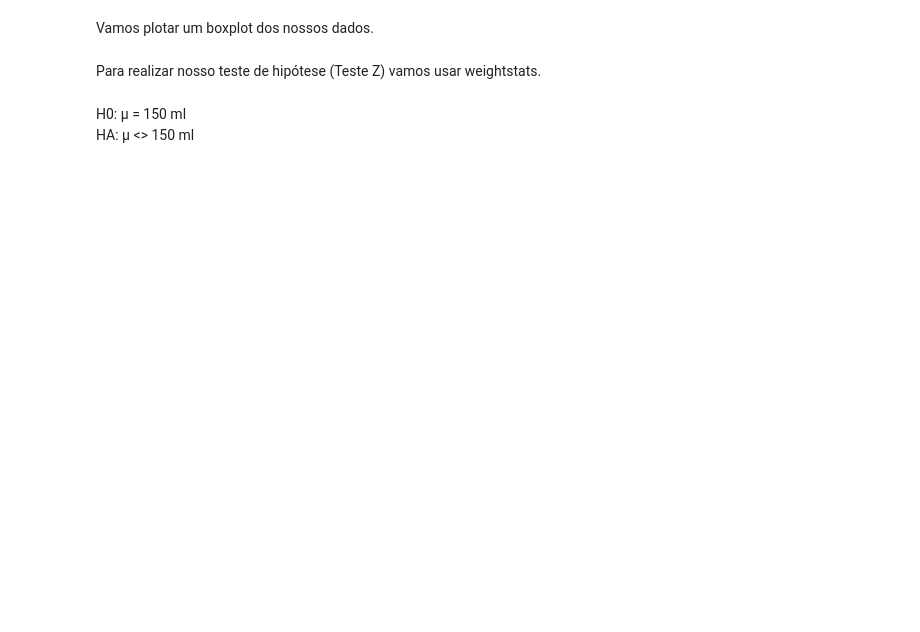
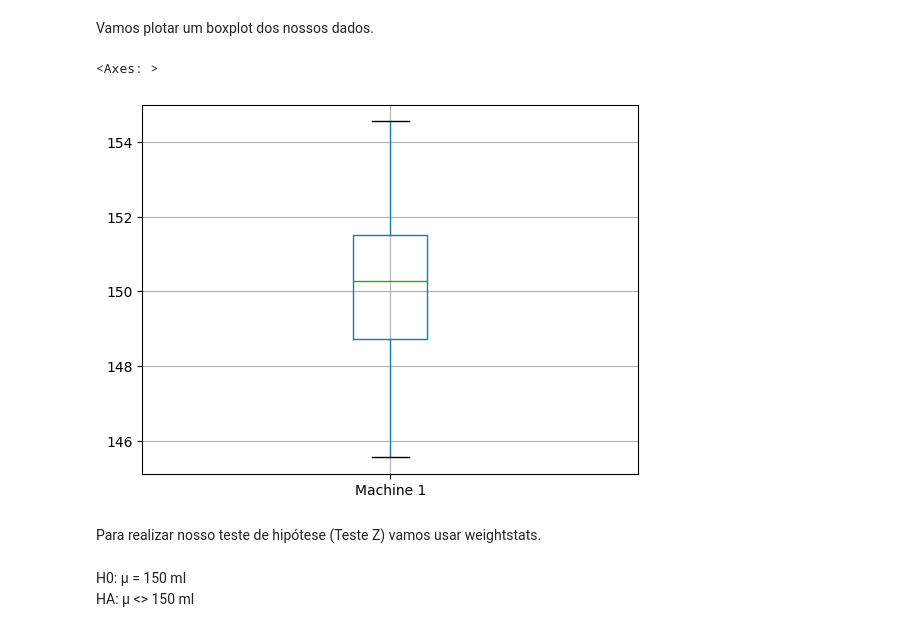
Before and after one commit to UlissesJunior/XMAC02-MetodosMatematicosAnaliseDados, a Jupyter notebook: Notebooks/Aula15 - Testes t e Z de uma amostra/Aula15.ipynb, the cells around one changed output. Drawn from its saved outputs; the diff is of its cells as text; code cells hidden in the pictures; blank space fills up the shorter version.

```diff
--- a/Notebooks/Aula15 - Testes t e Z de uma amostra/Aula15.ipynb
+++ b/Notebooks/Aula15 - Testes t e Z de uma amostra/Aula15.ipynb
@@ -12,5 +19,10 @@ Vamos agora plotar a distribuição desses dados usando displot.
 # %% [markdown]
 Vamos plotar um boxplot dos nossos dados.
+# %%
+df.boxplot(column=['Machine 1'])
+# %% [output]
+<Axes: >
+[figure, added]
 # %% [markdown]
 Para realizar nosso teste de hipótese (Teste Z) vamos usar weightstats.
 # %% [markdown]
```
Also changed, not shown: parts of 10 cells of this notebook.
